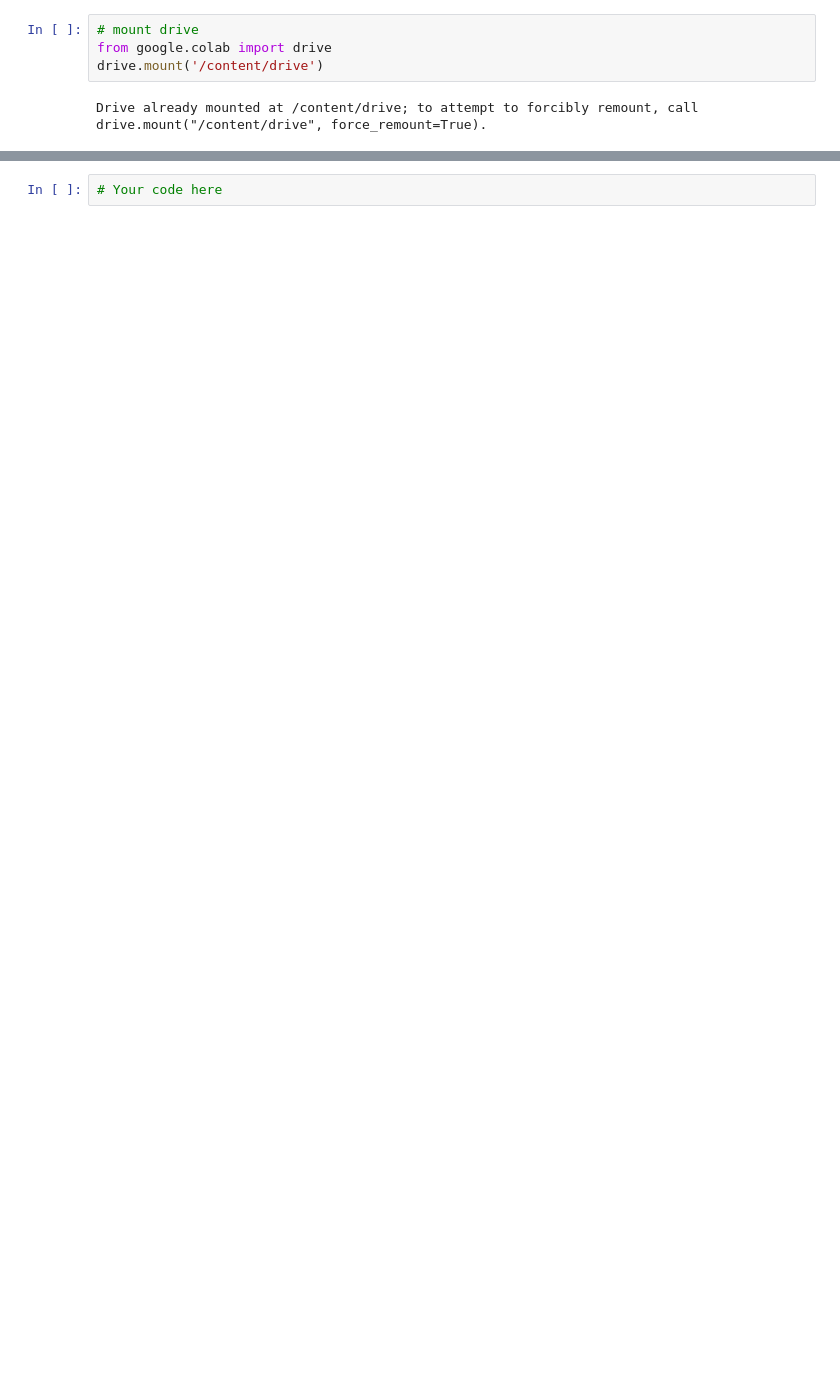
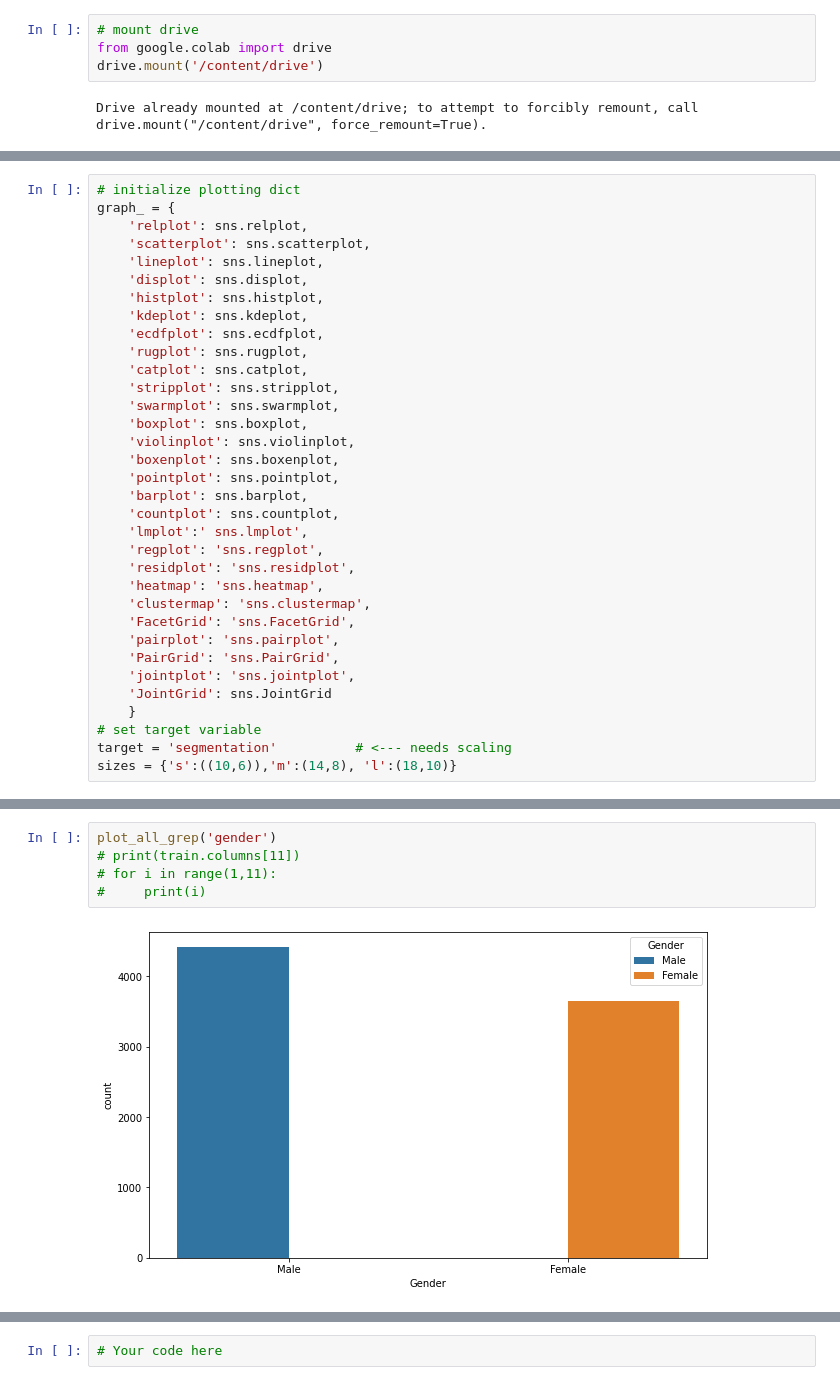
Before and after one commit to SamuelMiller413/Coding-Nomads-Deep-Learning-Miniproject-1, a Jupyter notebook: dl_miniproject_1_tabular_data.ipynb, the cells around one changed output, grey strips where cells are left out. Drawn from its saved outputs; the diff is of its cells as text; blank space fills up the shorter version.

```diff
--- a/dl_miniproject_1_tabular_data.ipynb
+++ b/dl_miniproject_1_tabular_data.ipynb
@@ -108,0 +227,34 @@ test_df.sample()
+# %%
+# initialize plotting dict
+graph_ = {
+    'relplot': sns.relplot,
+    'scatterplot': sns.scatterplot,
+    'lineplot': sns.lineplot,
+    'displot': sns.displot,
+    'histplot': sns.histplot,
+    'kdeplot': sns.kdeplot,
+    'ecdfplot': sns.ecdfplot,
+    'rugplot': sns.rugplot,
+    'catplot': sns.catplot,
+    'stripplot': sns.stripplot,
+    'swarmplot': sns.swarmplot,
+    'boxplot': sns.boxplot,
+    'violinplot': sns.violinplot,
+    'boxenplot': sns.boxenplot,
+    'pointplot': sns.pointplot,
+    'barplot': sns.barplot,
+    'countplot': sns.countplot,
+    'lmplot':' sns.lmplot',
+    'regplot': 'sns.regplot',
+    'residplot': 'sns.residplot',
+    'heatmap': 'sns.heatmap',
+    'clustermap': 'sns.clustermap',
+    'FacetGrid': 'sns.FacetGrid',
+    'pairplot': 'sns.pairplot',
+    'PairGrid': 'sns.PairGrid',
+    'jointplot': 'sns.jointplot',
+    'JointGrid': sns.JointGrid
+    }
+# set target variable
+target = 'segmentation'          # <--- needs scaling
+sizes = {'s':((10,6)),'m':(14,8), 'l':(18,10)}
@@ -108,0 +386,7 @@ test_df.sample()
+# %%
+plot_all_grep('gender')
+# print(train.columns[11])
+# for i in range(1,11):
+#     print(i)
+# %% [output]
+[figure, added]
```
Also changed, not shown: parts of 50 cells of this notebook.
